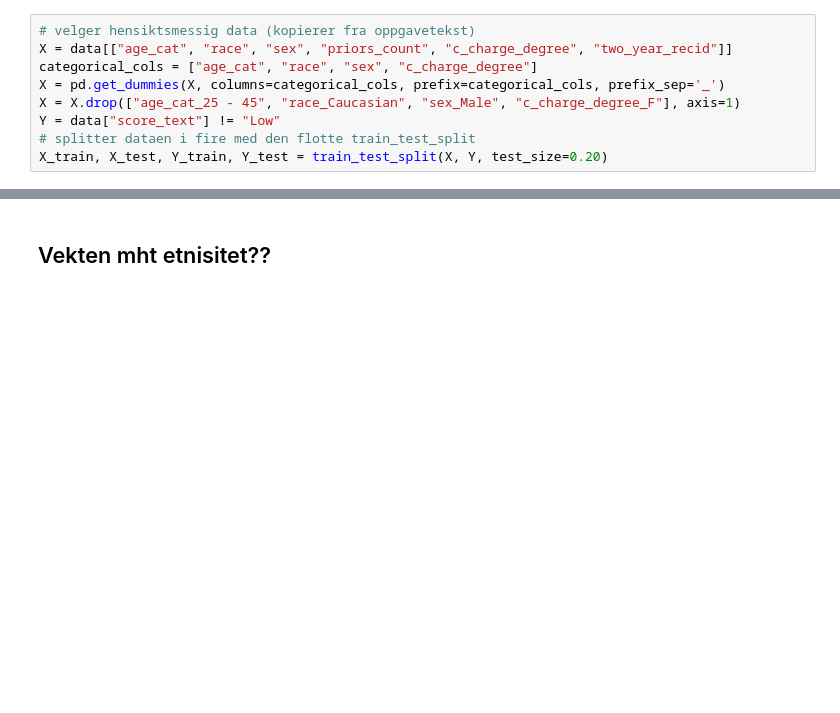
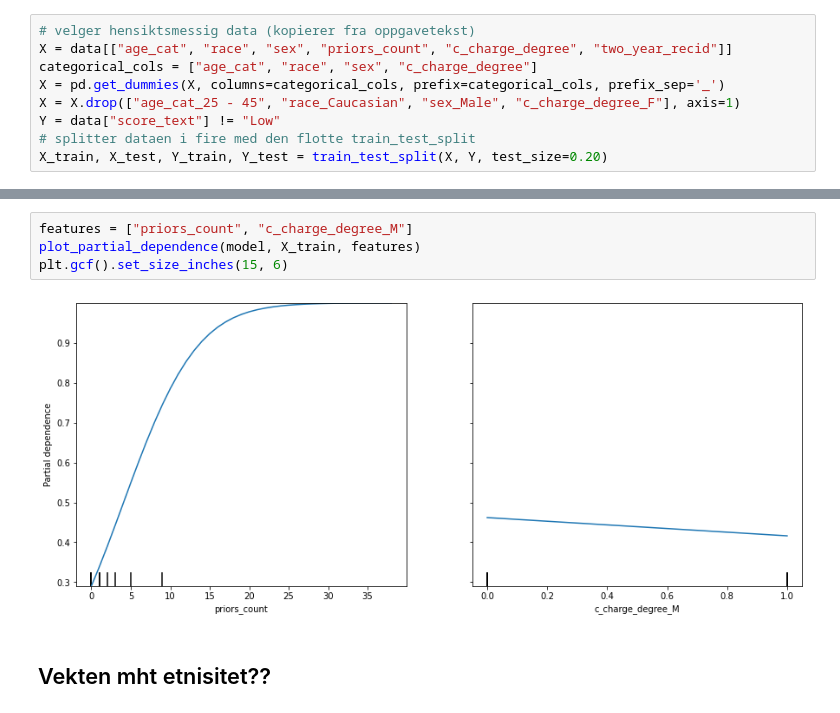
Before and after one commit to GullaTorvund/Prosjekt-1---HON2200, a Jupyter notebook: Notebooks/1d.ipynb, the cells around one changed output, grey strips where cells are left out. Drawn from its saved outputs; the diff is of its cells as text; blank space fills up the shorter version.

```diff
--- a/Notebooks/1d.ipynb
+++ b/Notebooks/1d.ipynb
@@ -54,3 +56,9 @@ plt.gcf().set_size_inches(15, 6)
+# %%
+features = ["priors_count", "c_charge_degree_M"]
+plot_partial_dependence(model, X_train, features)
+plt.gcf().set_size_inches(15, 6)
+# %% [output]
+[figure, added]
 # %% [markdown]
 ## Vekten mht etnisitet??
 # %%
```
Also changed, not shown: parts of 7 cells of this notebook, 1 other file.
